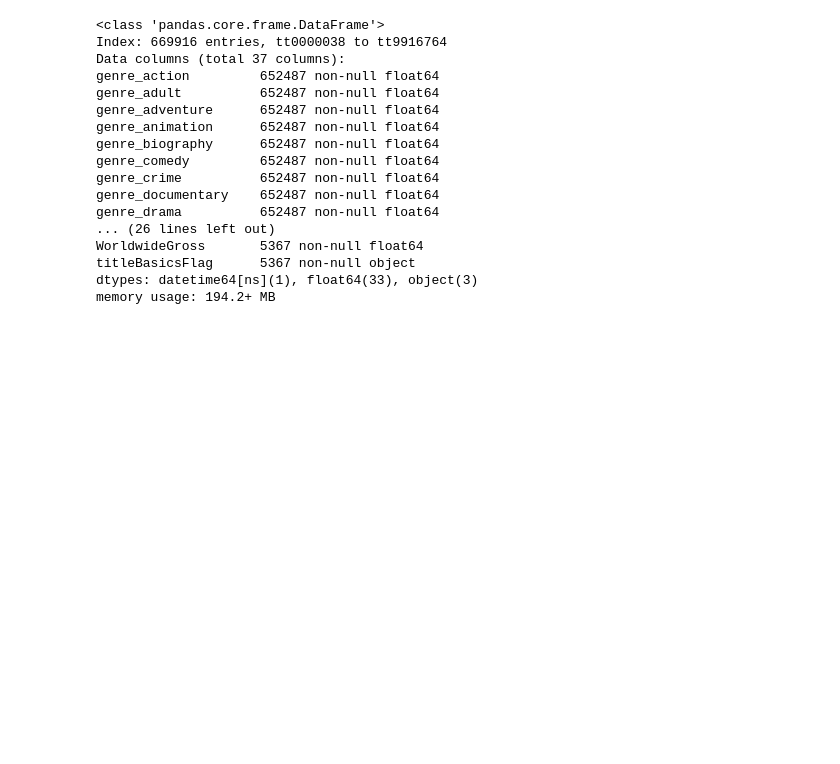
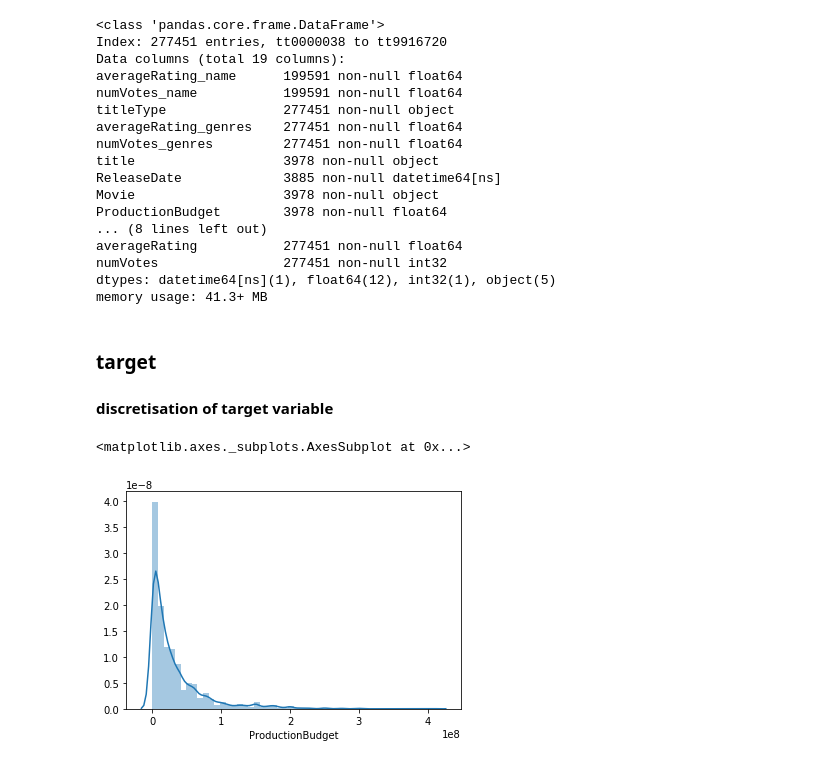
Before and after one commit to michaeltouze/datasciencest-movie, a Jupyter notebook: src/Modeling.ipynb, the cells around one changed output. Drawn from its saved outputs; the diff is of its cells as text; code cells hidden in the pictures; blank space fills up the shorter version.

```diff
--- a/src/Modeling.ipynb
+++ b/src/Modeling.ipynb
@@ -6,10 +6,9 @@ import numpy as np
 # %%
 tconst = pd.read_parquet("../data/edited_data/datamart.db/tconst")
 # %%
-title_ratings = pd.read_parquet("../data/edited_data/datamart.db/title_ratings")
+title_ratings = pd.read_parquet("../data/edited_data/datamart.db/title_ratings").set_index("tconst")
 # %%
-avg_rating = pd.read_parquet("../data/edited_data/intermediate.db/avg_rating")
-genres = pd.read_parquet("../data/edited_data/intermediate.db/genres")
-#primary_profession = pd.read_parquet("../data/edited_data/intermediate.db/primary_profession")
+title_name_avg_ratings = pd.read_parquet("../data/edited_data/intermediate.db/title_name_avg_ratings")
+title_genres_avg_ratings = pd.read_parquet("../data/edited_data/intermediate.db/title_genres_avg_ratings")
 primary_title = pd.read_parquet("../data/edited_data/intermediate.db/primary_title")
 title_budget = pd.read_parquet("../data/edited_data/intermediate.db/title_budget")
@@ -28,22 +25,43 @@ title_budget.head()
 # %%
-data = tconst.set_index("tconst").join(genres).join(avg_rating).join(title_budget)
+data = (
+    tconst.set_index("tconst")
+    .join(title_name_avg_ratings)
+    .join(title_genres_avg_ratings)
+    .join(title_budget)
+    .join(primary_title)
+    .join(title_ratings, how="inner")
+)
 # %%
 data.info()
 # %% [output]
 <class 'pandas.core.frame.DataFrame'>
-Index: 669916 entries, tt0000038 to tt9916764
-Data columns (total 37 columns):
-genre_action         652487 non-null float64
-genre_adult          652487 non-null float64
-genre_adventure      652487 non-null float64
-genre_animation      652487 non-null float64
-genre_biography      652487 non-null float64
-genre_comedy         652487 non-null float64
-genre_crime          652487 non-null float64
-genre_documentary    652487 non-null float64
-genre_drama          652487 non-null float64
-... (26 lines left out)
-WorldwideGross       5367 non-null float64
-titleBasicsFlag      5367 non-null object
-dtypes: datetime64[ns](1), float64(33), object(3)
-memory usage: 194.2+ MB
+Index: 277451 entries, tt0000038 to tt9916720
+Data columns (total 19 columns):
+averageRating_name      199591 non-null float64
+numVotes_name           199591 non-null float64
+titleType               277451 non-null object
+averageRating_genres    277451 non-null float64
+numVotes_genres         277451 non-null float64
+title                   3978 non-null object
+ReleaseDate             3885 non-null datetime64[ns]
+Movie                   3978 non-null object
+ProductionBudget        3978 non-null float64
+... (8 lines left out)
+averageRating           277451 non-null float64
+numVotes                277451 non-null int32
+dtypes: datetime64[ns](1), float64(12), int32(1), object(5)
+memory usage: 41.3+ MB
+# %%
+data = data.drop(
+    columns=[
+        "numVotes",
+        "title",
+        "titleType",
+        "ReleaseDate",
+        "Movie",
+        "titleBasicsFlag",
+        "primaryTitle",
+        "DomesticGross",
+        "WorldwideGross"],
+    axis=1
+)
@@ -49,0 +70,3 @@ memory usage: 194.2+ MB
+# %% [markdown]
+### target
+#### discretisation of target variable
@@ -49,0 +78,5 @@ memory usage: 194.2+ MB
+# %%
+sns.distplot(data.ProductionBudget.dropna())
+# %% [output]
+<matplotlib.axes._subplots.AxesSubplot at 0x...>
+[figure, added]
```
Also changed, not shown: parts of 18 cells of this notebook, 1 other file.
